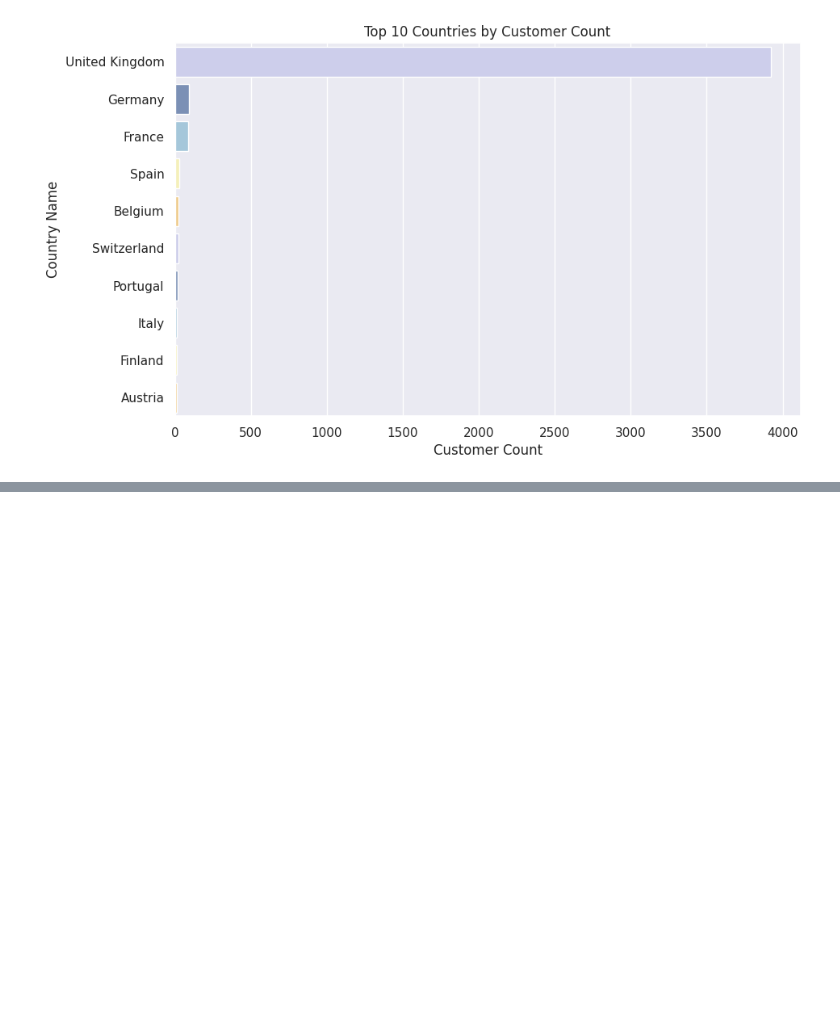
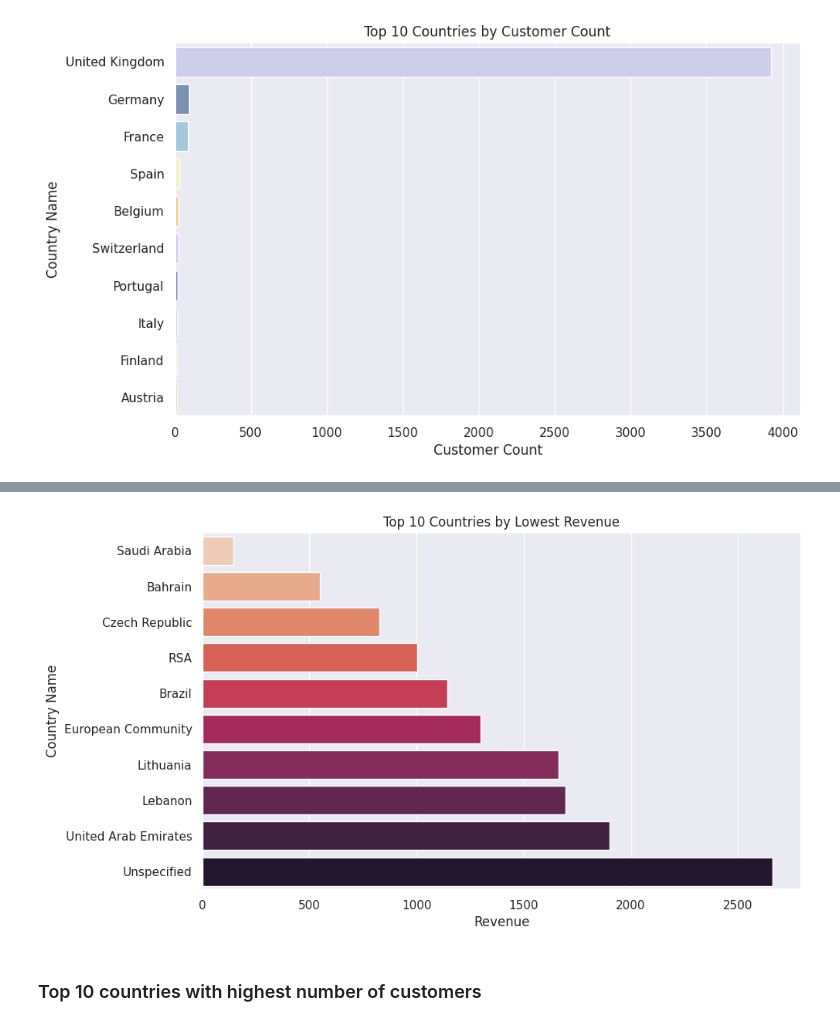
Before and after one commit to sahoomrutyunjaya12345/OnlineRetailCustomerSegmentation, a Jupyter notebook: Online_Retail_Customer_SegmentationCapstoneProject.ipynb, the cells around one changed output, grey strips where cells are left out. Saved outputs shown, nothing was run; the diff lists cells and outputs as text; code cells hidden in the pictures; blank space fills up the shorter version.

```diff
--- a/Online_Retail_Customer_SegmentationCapstoneProject.ipynb
+++ b/Online_Retail_Customer_SegmentationCapstoneProject.ipynb
@@ -307,0 +353,11 @@ plt.show()
+# %%
+# Add a new column for total cost
+customer_data['TotalCost'] = customer_data['Quantity'] * customer_data['UnitPrice']
+
+# Group the data by country and sum the total cost
+country_revenue = customer_data.groupby('Country')['TotalCost'].sum().reset_index()
+
+# Sort the countries by revenue and get the top 10 with lowest revenue
+lowest_revenue = country_revenue.sort_values('TotalCost').head(10)
+# Print the top 10 countries with highest revenue
+print(lowest_revenue)
@@ -307,0 +376,14 @@ plt.show()
+# %%
+# Create a horizontal bar plot with seaborn
+plt.figure(figsize=(10,6))
+ax = sns.barplot(x='TotalCost', y='Country', data=lowest_revenue, palette='rocket_r')
+# Set the title and axis labels
+ax.set_title('Top 10 Countries by Lowest Revenue')
+ax.set_xlabel('Revenue')
+ax.set_ylabel('Country Name')
+# Show the plot
+plt.show()
+# %% [output]
+[figure, added]
+# %% [markdown]
+### Top 10 countries with highest number of customers
```
Also changed, not shown: parts of 26 cells of this notebook.
